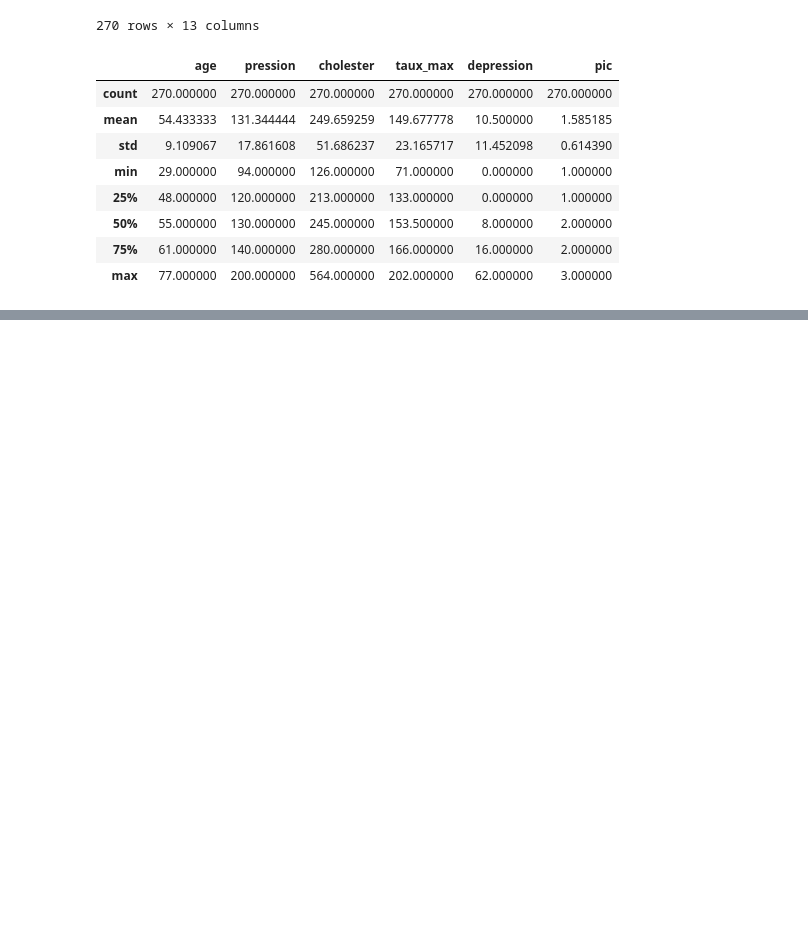
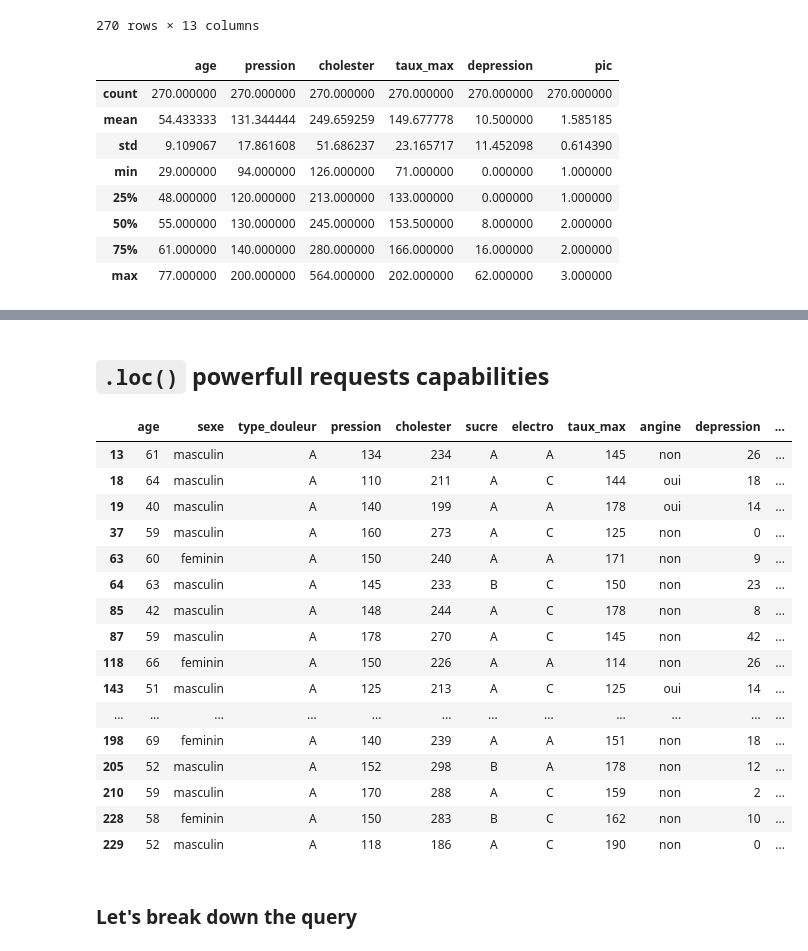
Before and after one commit to ezalos/Notebooks2Teach, a Jupyter notebook: 02_pandas.ipynb, the cells around one changed output, grey strips where cells are left out. Saved outputs shown, nothing was run; the diff lists cells and outputs as text; code cells hidden in the pictures; blank space fills up the shorter version.

```diff
--- a/02_pandas.ipynb
+++ b/02_pandas.ipynb
@@ -104,0 +622,24 @@ df.describe()
+# %% [markdown]
+## `.loc()` powerfull requests capabilities
+# %%
+df.loc[df['type_douleur']=="A",:]
+# %% [output]
+|  | age | sexe | type_douleur | pression | cholester | sucre | electro | taux_max | angine | depression | ... |
+| 13 | 61 | masculin | A | 134 | 234 | A | A | 145 | non | 26 | ... |
+| 18 | 64 | masculin | A | 110 | 211 | A | C | 144 | oui | 18 | ... |
+| 19 | 40 | masculin | A | 140 | 199 | A | A | 178 | oui | 14 | ... |
+| 37 | 59 | masculin | A | 160 | 273 | A | C | 125 | non | 0 | ... |
+| 63 | 60 | feminin | A | 150 | 240 | A | A | 171 | non | 9 | ... |
+| 64 | 63 | masculin | A | 145 | 233 | B | C | 150 | non | 23 | ... |
+| 85 | 42 | masculin | A | 148 | 244 | A | C | 178 | non | 8 | ... |
+| 87 | 59 | masculin | A | 178 | 270 | A | C | 145 | non | 42 | ... |
+| 118 | 66 | feminin | A | 150 | 226 | A | A | 114 | non | 26 | ... |
+| 143 | 51 | masculin | A | 125 | 213 | A | C | 125 | oui | 14 | ... |
+| ... | ... | ... | ... | ... | ... | ... | ... | ... | ... | ... | ... |
+| 198 | 69 | feminin | A | 140 | 239 | A | A | 151 | non | 18 | ... |
+| 205 | 52 | masculin | A | 152 | 298 | B | A | 178 | non | 12 | ... |
+| 210 | 59 | masculin | A | 170 | 288 | A | C | 159 | non | 2 | ... |
+| 228 | 58 | feminin | A | 150 | 283 | B | C | 162 | non | 10 | ... |
+| 229 | 52 | masculin | A | 118 | 186 | A | C | 190 | non | 0 | ... |
+# %% [markdown]
+### Let's break down the query
```
Also changed, not shown: parts of 118 cells of this notebook, 5 other files.
